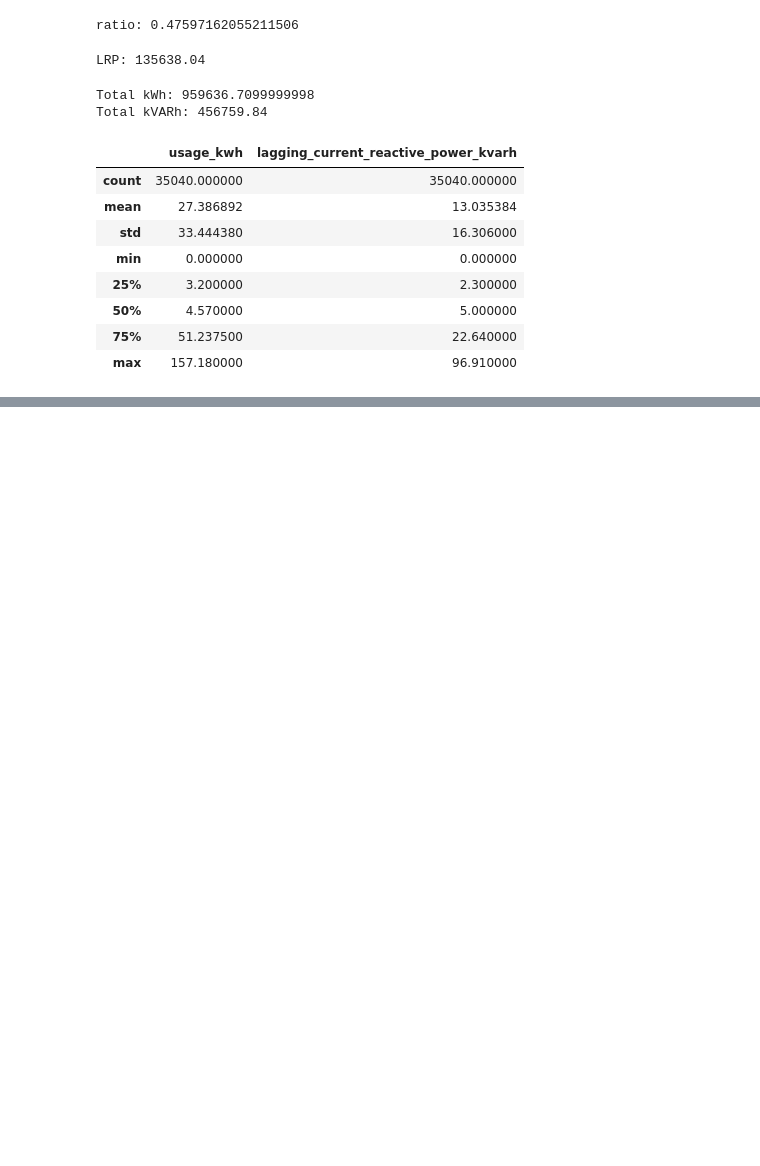
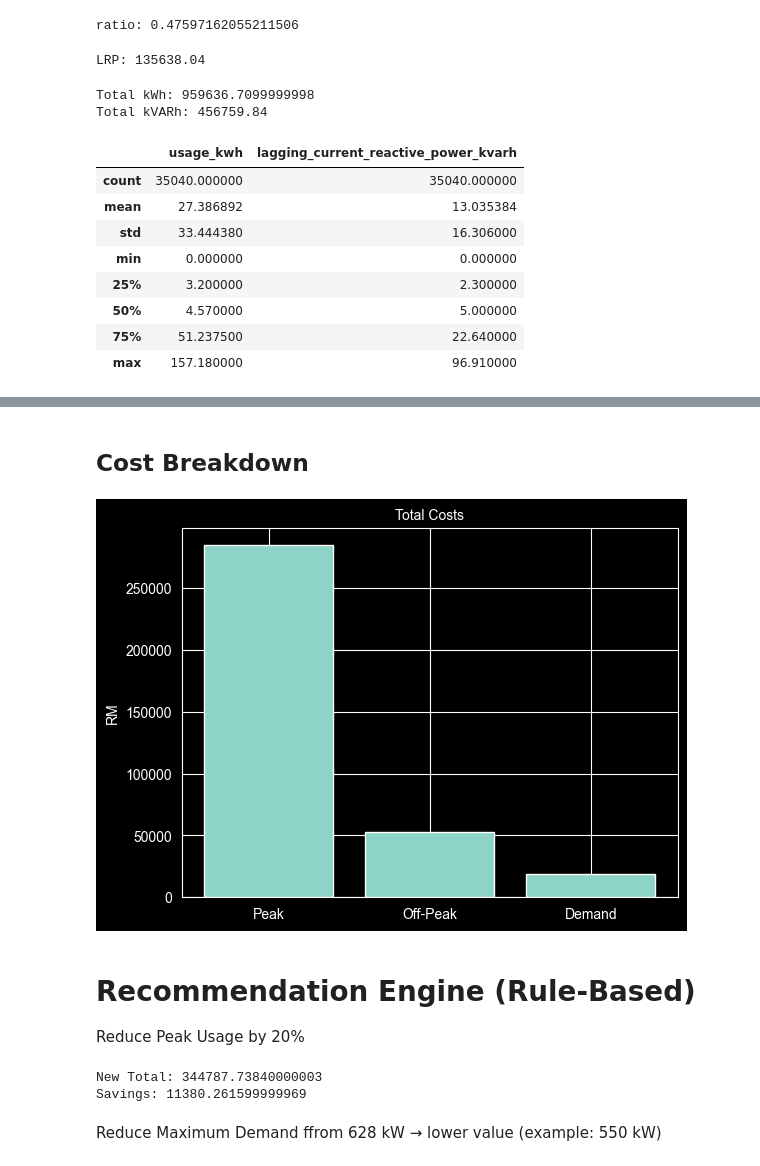
Before and after one commit to kaymansrinivasan/Steel-Industry-Energy-Consumption, a Jupyter notebook: notebook/book.ipynb, the cells around one changed output, grey strips where cells are left out. Drawn from its saved outputs; the diff is of its cells as text; code cells hidden in the pictures; blank space fills up the shorter version.

```diff
--- a/notebook/book.ipynb
+++ b/notebook/book.ipynb
@@ -342,0 +383,15 @@ df[["usage_kwh", "lagging_current_reactive_power_kvarh"]].describe()
+# %% [markdown]
+## Cost Breakdown
+# %%
+costs = ["Peak", "Off-Peak", "Demand"]
+values = [284525, 52593, 19050]
+
+plt.bar(costs, values)
+plt.title("Total Costs", size=10)
+plt.ylabel("RM", size=10)
+plt.show()
+# %% [output]
+[figure, added]
+# %% [markdown]
+# Recommendation Engine (Rule-Based)
+Reduce Peak Usage by 20%
@@ -342,0 +406,14 @@ df[["usage_kwh", "lagging_current_reactive_power_kvarh"]].describe()
+# %%
+peak_cost = new_peak * 0.365
+off_peak_cost = new_off_peak * 0.292
+demand_cost = 19050  # keep same for now
+
+total = peak_cost + off_peak_cost + demand_cost
+
+print("New Total:", total)
+print("Savings:", 356168 - total)
+# %% [output]
+New Total: 344787.73840000003
+Savings: 11380.261599999969
+# %% [markdown]
+Reduce Maximum Demand ffrom 628 kW → lower value (example: 550 kW)
```
Also changed, not shown: parts of 14 cells of this notebook, 1 other file.
